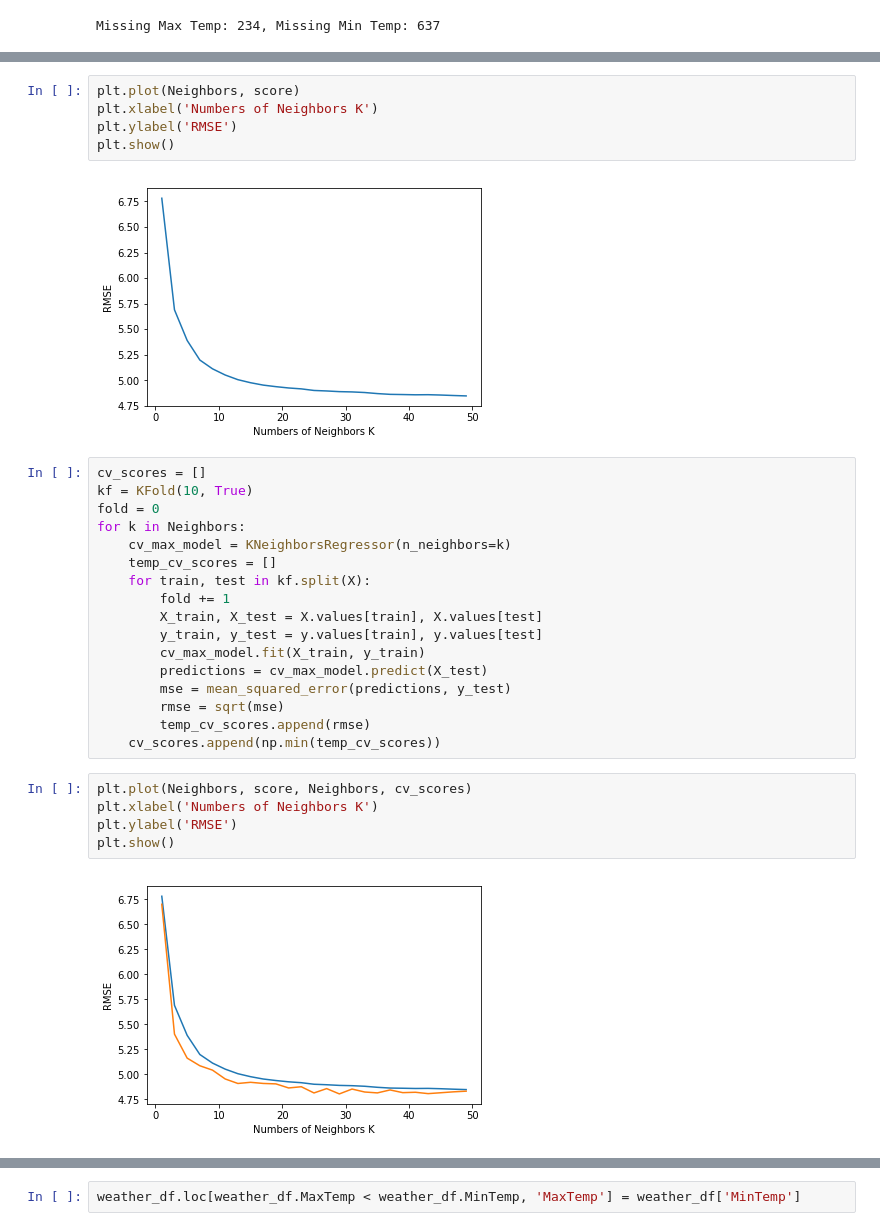
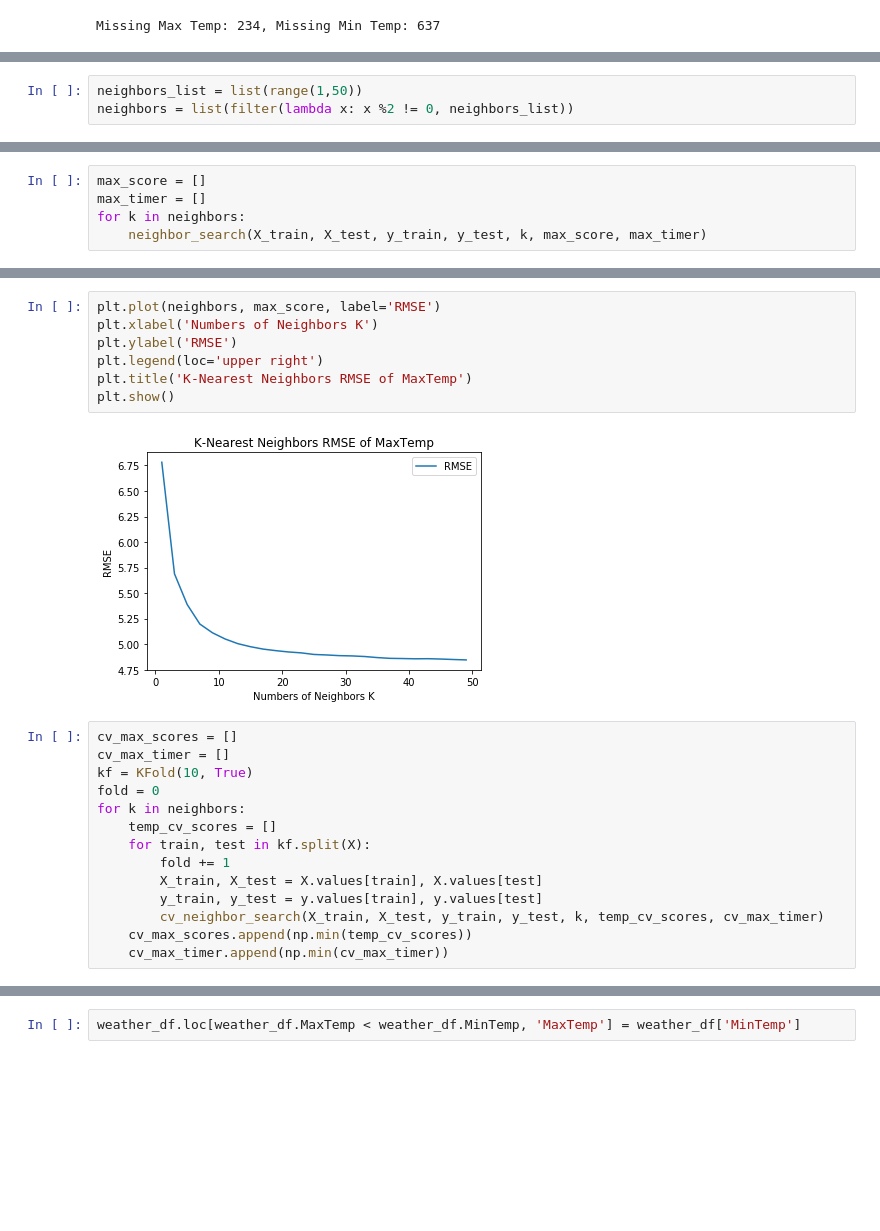
Before and after one commit to 12596375/AusWeather, a Jupyter notebook: AusWeather.ipynb, the cells around one changed output, grey strips where cells are left out. Drawn from its saved outputs; the diff is of its cells as text; blank space fills up the shorter version.

```diff
--- a/AusWeather.ipynb
+++ b/AusWeather.ipynb
@@ -138,0 +192,3 @@ Missing Max Temp: 234, Missing Min Temp: 637
+# %%
+neighbors_list = list(range(1,50))
+neighbors = list(filter(lambda x: x %2 != 0, neighbors_list))
@@ -185,0 +202,5 @@ KNN on neighbors = 49 has a rmse of 4.84591067104098 and took 0.4233630409999023
+# %%
+max_score = []
+max_timer = []
+for k in neighbors:
+    neighbor_search(X_train, X_test, y_train, y_test, k, max_score, max_timer)
@@ -186,31 +225,23 @@ KNN on neighbors = 49 has a rmse of 4.84591067104098 and took 0.4233630409999023
 # %%
-plt.plot(Neighbors, score)
+plt.plot(neighbors, max_score, label='RMSE')
 plt.xlabel('Numbers of Neighbors K')
 plt.ylabel('RMSE')
+plt.legend(loc='upper right')
+plt.title('K-Nearest Neighbors RMSE of MaxTemp')
 plt.show()
 # %% [output]
-[figure, old version]
+[figure, new version]
 # %%
-cv_scores = []
+cv_max_scores = []
+cv_max_timer = []
 kf = KFold(10, True)
 fold = 0
-for k in Neighbors:
-    cv_max_model = KNeighborsRegressor(n_neighbors=k)
+for k in neighbors:
     temp_cv_scores = []
     for train, test in kf.split(X):
         fold += 1
         X_train, X_test = X.values[train], X.values[test]
         y_train, y_test = y.values[train], y.values[test]
-        cv_max_model.fit(X_train, y_train)
-        predictions = cv_max_model.predict(X_test)
-        mse = mean_squared_error(predictions, y_test)
-        rmse = sqrt(mse)
-        temp_cv_scores.append(rmse)
-    cv_scores.append(np.min(temp_cv_scores))
+        cv_neighbor_search(X_train, X_test, y_train, y_test, k, temp_cv_scores, cv_max_timer)
+    cv_max_scores.append(np.min(temp_cv_scores))
+    cv_max_timer.append(np.min(cv_max_timer))
-# %%
-plt.plot(Neighbors, score, Neighbors, cv_scores)
-plt.xlabel('Numbers of Neighbors K')
-plt.ylabel('RMSE')
-plt.show()
-# %% [output]
-[figure, removed]
```
Also changed, not shown: parts of 119 cells of this notebook.
